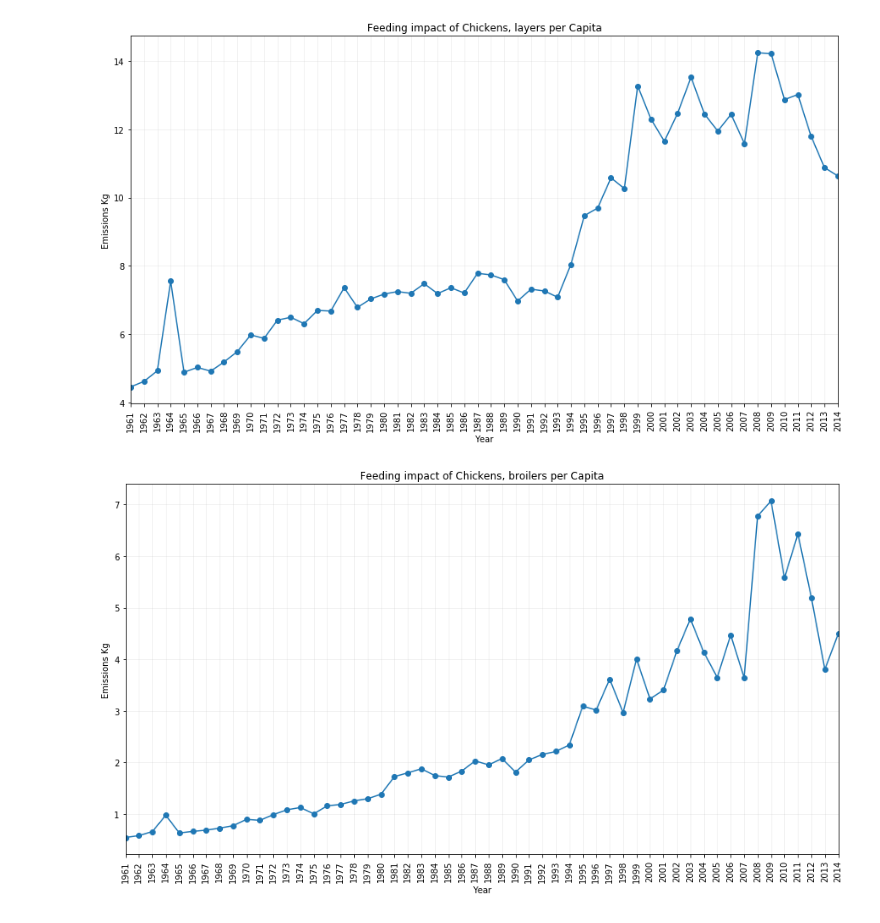
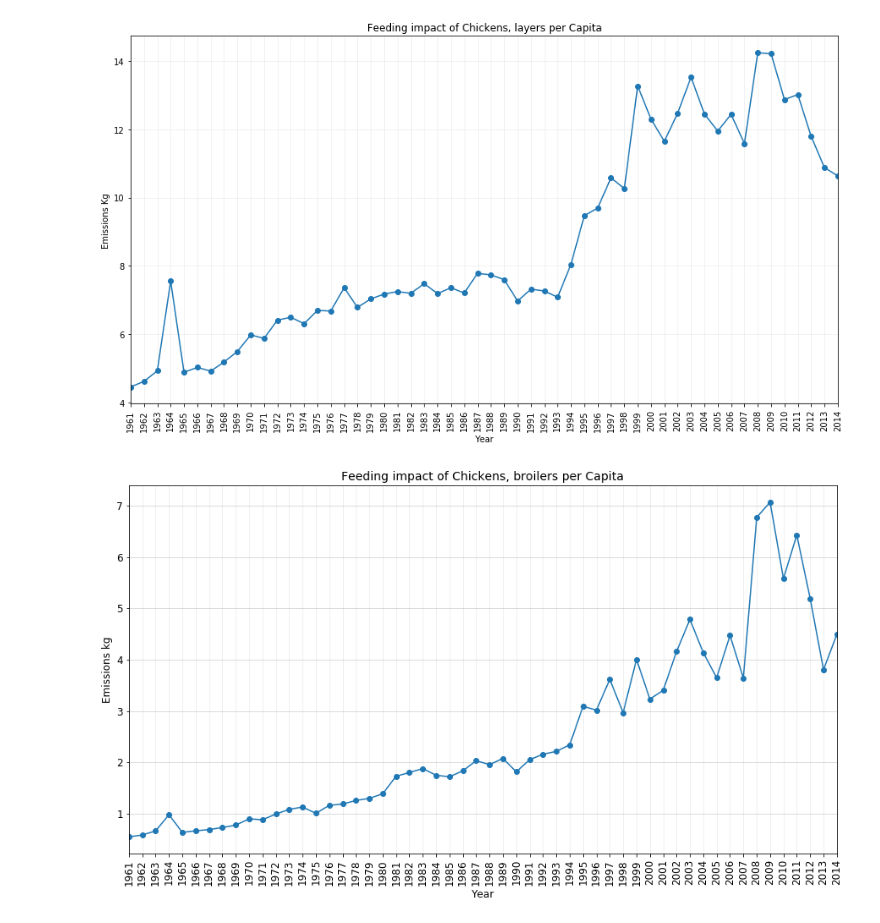
Before and after one commit to OthmanSefraoui/Data_story, a Jupyter notebook: milestone_2.ipynb, the cells around one changed output. Saved outputs shown, nothing was run; the diff lists cells and outputs as text; code cells hidden in the pictures.

Commit message:
appearance of plot

```diff
--- a/milestone_2.ipynb
+++ b/milestone_2.ipynb
@@ -3160,15 +3160,19 @@ plt.show()
 # %%
 df_world_feeding_impact = (dfall_stocks[dfall_stocks["Item"]=="Chickens, broilers"]
                            .groupby("Year")["Food Emissions"]
                            .sum().reset_index()
                            .merge(df_popultaion_world, on="Year"))
 df_world_feeding_impact["Food Emissions per Capita"] = df_world_feeding_impact["Food Emissions"]/df_world_feeding_impact["Value"]
 df_world_feeding_impact = df_world_feeding_impact.set_index("Year")
 df_world_feeding_impact["Food Emissions per Capita"].plot(marker='o',use_index=True,xticks=df_world_feeding_impact.index,rot=90,figsize=(15,8))
-plt.title("Feeding impact of Chickens, broilers per Capita")
-plt.ylabel("Emissions Kg")
-plt.grid(alpha=0.2)
+plt.title("Feeding impact of Chickens, broilers per Capita",fontsize=14)
+plt.ylabel("Emissions kg",fontsize=12)
+plt.xlabel("Year",fontsize=12)
+plt.xticks(fontsize=12)
+plt.yticks(fontsize=12)
+plt.grid(alpha=0.25)
+plt.grid(alpha=0.55,axis='y')
 #plt.savefig("Plots/production_per_head.png")
 plt.show()
 # %% [output]
-[figure, old version]
+[figure, new version]
```
Also changed, not shown: parts of 3 cells of this notebook.
